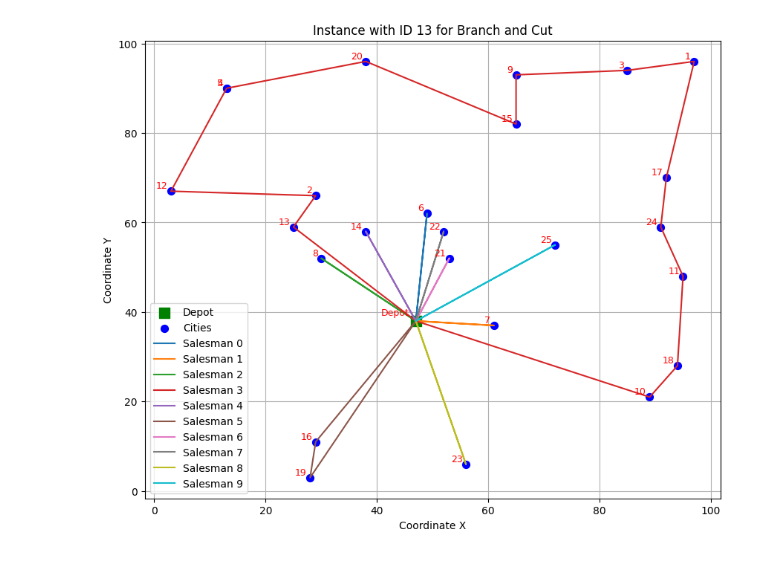
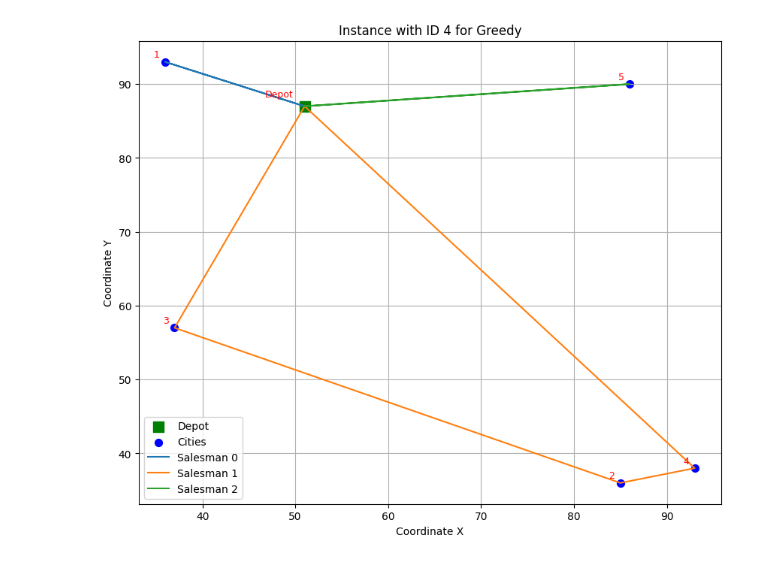
Before and after one commit to ignatrovino12/Automated-Algorithm-Selection, a Jupyter notebook: show_instances.ipynb, the cells around one changed output. Drawn from its saved outputs; the diff is of its cells as text; code cells hidden in the pictures.

Commit message:
greedy + rename some fields

```diff
--- a/show_instances.ipynb
+++ b/show_instances.ipynb
@@ -93,33 +91,33 @@ def plot_mTSP_instance_with_routes(instance_id, strategy, db_file="mTSP_instance
 
     # Plot the cities
     plt.figure(figsize=(10, 8))
     for city_id, (x, y) in city_coords.items():
         if city_id == 0:  # Depot
             plt.scatter(x, y, c='green', marker='s', label='Depot', s=100)
             plt.text(x - 1.2, y + 1.2, 'Depot', fontsize=9, ha='right', color='red')
         else:
             plt.scatter(x, y, c='blue', label='Cities' if city_id == 1 else "", s=50)
             plt.text(x - 0.6, y + 0.6, str(city_id), fontsize=9, ha='right', color='red')
 
     # Define colors for salesmen
     cmap = plt.get_cmap('tab10')
     colors = [cmap(i % 10) for i in range(len(routes))]
 
     # Plot the routes
     for i, (salesman_id, route) in enumerate(routes):
         route = eval(route)  # Convert the string representation of the route to a list
         route_coords = [city_coords[city_id] for city_id in route]
         x_coords, y_coords = zip(*route_coords)
         plt.plot(x_coords, y_coords, label=f"Salesman {salesman_id}", color=colors[i])
 
     plt.title(f"Instance with ID {instance_id} for {strategy}")
     plt.xlabel("Coordinate X")
     plt.ylabel("Coordinate Y")
     plt.grid(True)
     plt.legend()
     plt.show()
 
-# Example usage
-plot_mTSP_instance_with_routes(instance_id=13, strategy="Branch and Cut", db_file="train_mTSP.sqlite3")
+
+plot_mTSP_instance_with_routes(instance_id=4, strategy="Greedy", db_file="train_mTSP.sqlite3")
 # %% [output]
-[figure, old version]
+[figure, new version]
```
Also changed, not shown: parts of 1 cell of this notebook, 6 other files.
